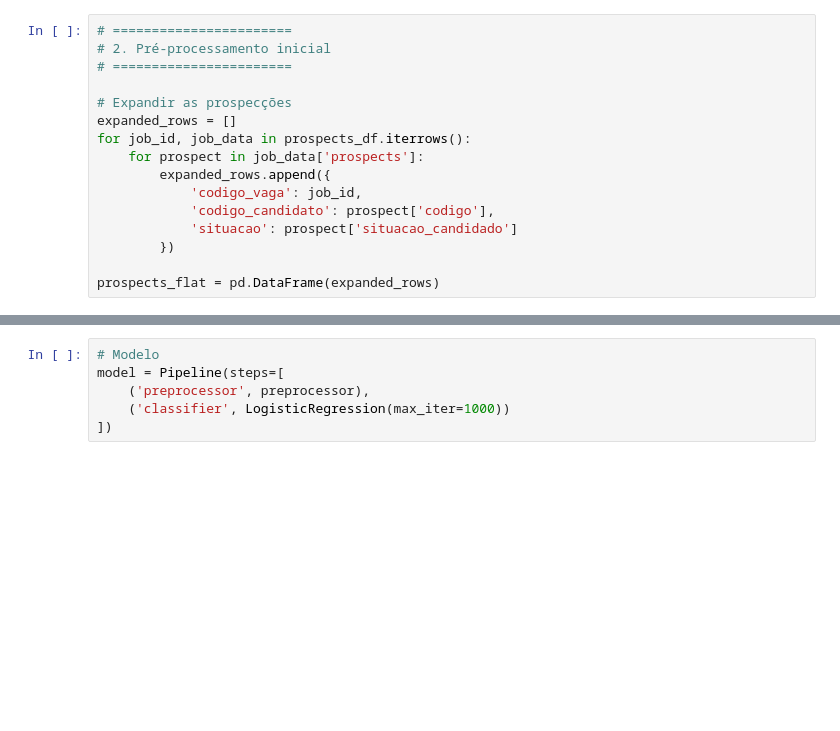
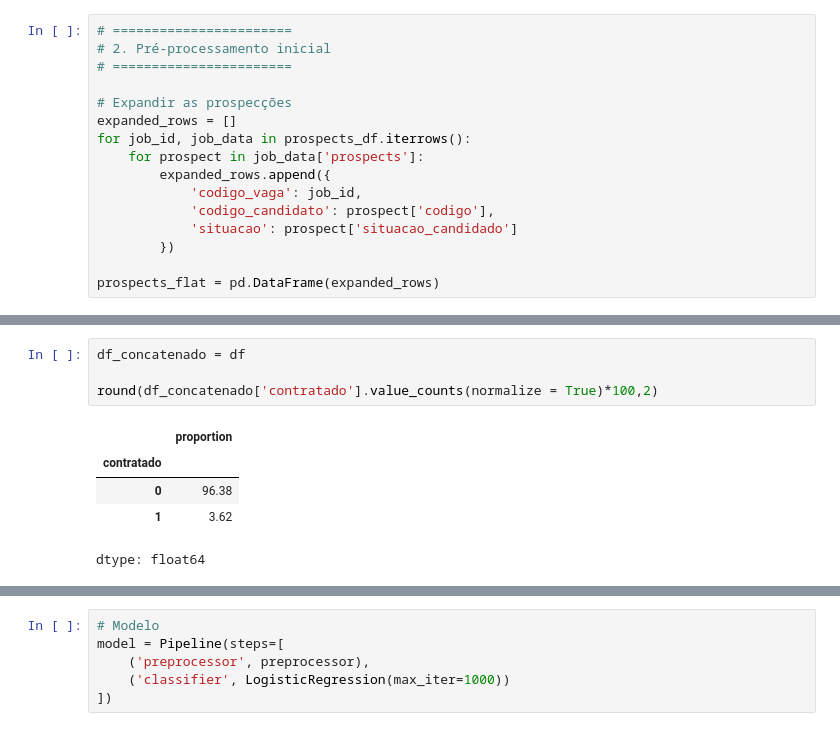
Before and after one commit to biles83/Datathon01, a Jupyter notebook: Datathon.ipynb, the cells around one changed output, grey strips where cells are left out. Cells and saved outputs as stored; diff of their text form; blank space fills up the shorter version.

```diff
--- a/Datathon.ipynb
+++ b/Datathon.ipynb
@@ -60,0 +134,10 @@ df.fillna('Desconhecido', inplace=True)
+# %%
+df_concatenado = df
+
+round(df_concatenado['contratado'].value_counts(normalize = True)*100,2)
+# %% [output]
+|  | proportion |
+| contratado |  |
+| 0 | 96.38 |
+| 1 | 3.62 |
+dtype: float64
```
Also changed, not shown: parts of 14 cells of this notebook, 8 other files.
